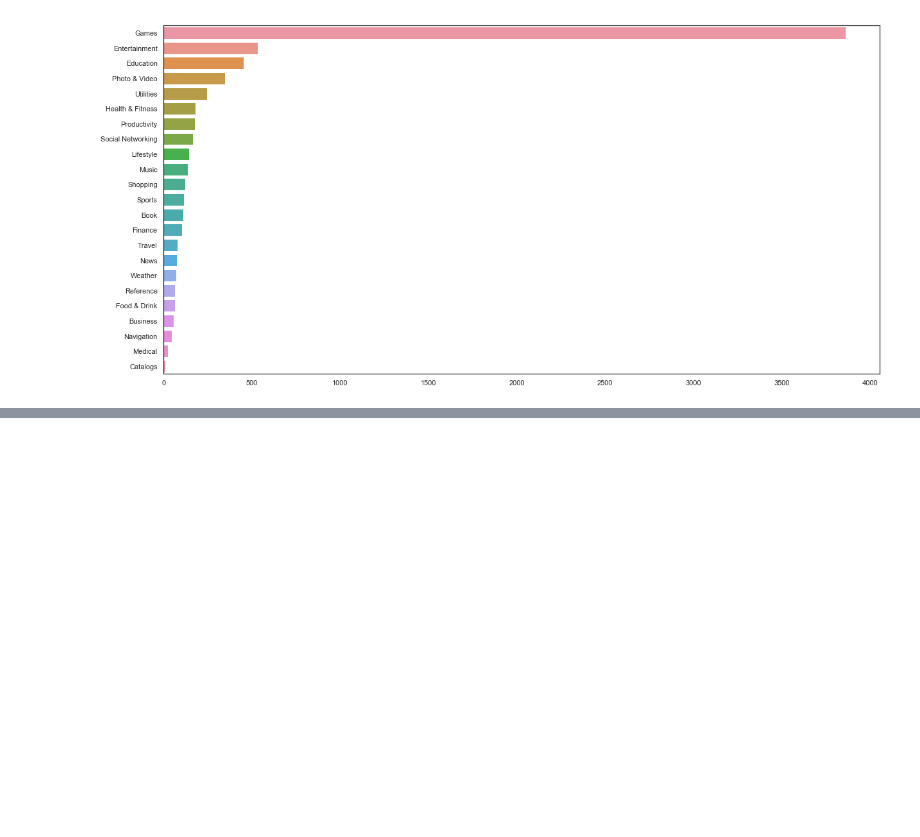
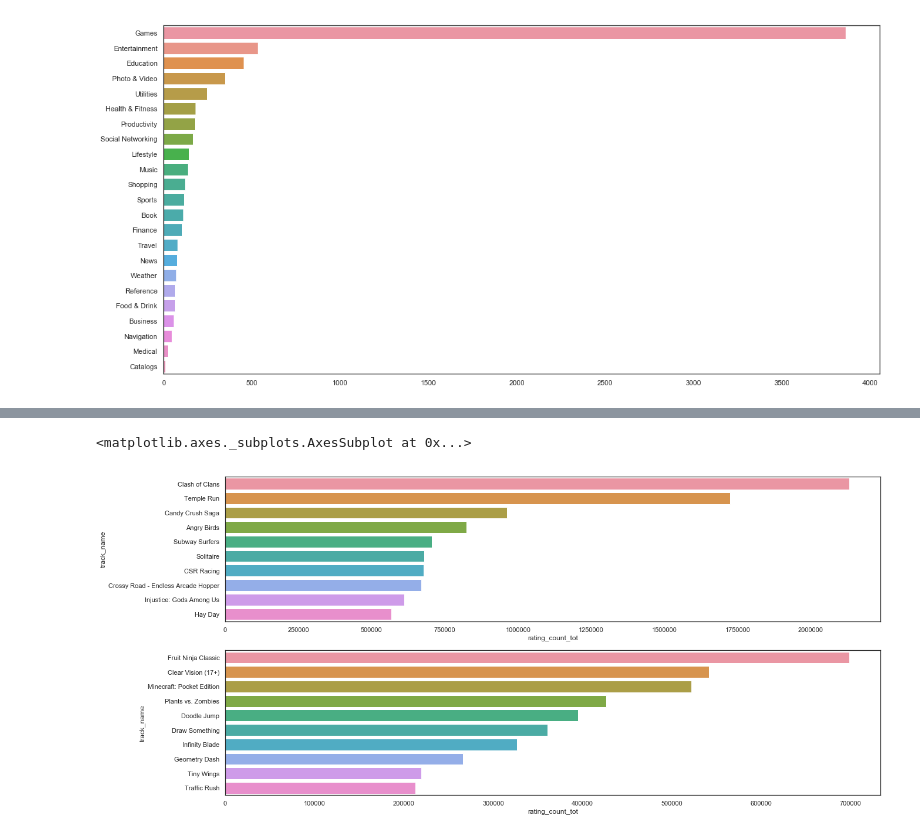
Before and after one commit to Sukhrobjon/DS-1.1, a Jupyter notebook: app_store_dataset/checking_out_data.ipynb, the cells around one changed output, grey strips where cells are left out. Cells and saved outputs as stored; diff of their text form; code cells hidden in the pictures; blank space fills up the shorter version.

```diff
--- a/app_store_dataset/checking_out_data.ipynb
+++ b/app_store_dataset/checking_out_data.ipynb
@@ -278,0 +296,19 @@ sb.barplot(x=genres.values, y=genres.index, order=genres.index, orient="h")
+# %%
+## top rated mobile games by price category.
+free_games = games.loc[games["price_categories"] == "FREE"]
+paid_games = games.loc[games["price_categories"] == "PAID"]
+
+free_games_rated = free_games.sort_values(by=["rating_count_tot"], ascending=False)
+paid_games_rated = paid_games.sort_values(by=["rating_count_tot"], ascending=False)
+# %%
+## using subplots eloquently to display two plots dynamically.
+fig = plt.figure(figsize=(20, 10))
+ax1 = fig.add_subplot(211)
+ax2 = fig.add_subplot(212)
+
+# Plot both categories of games!
+sb.barplot(x=free_games_rated["rating_count_tot"][:10], y=free_games_rated["track_name"][:10], ax=ax1)
+sb.barplot(x=paid_games_rated["rating_count_tot"][:10], y=paid_games_rated["track_name"][:10], ax=ax2)
+# %% [output]
+<matplotlib.axes._subplots.AxesSubplot at 0x...>
+[figure, added]
```
Also changed, not shown: parts of 8 cells of this notebook.
